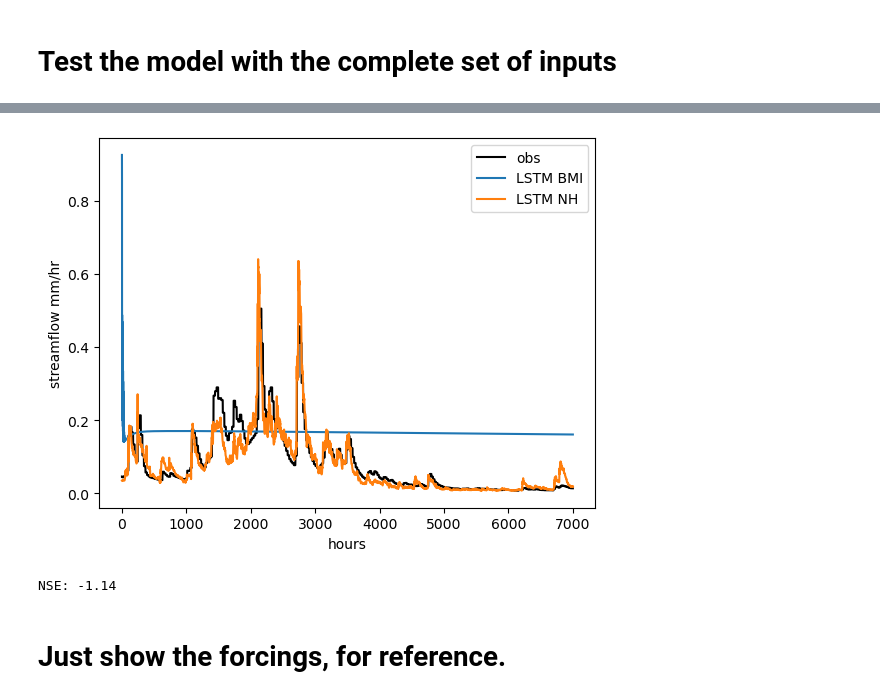
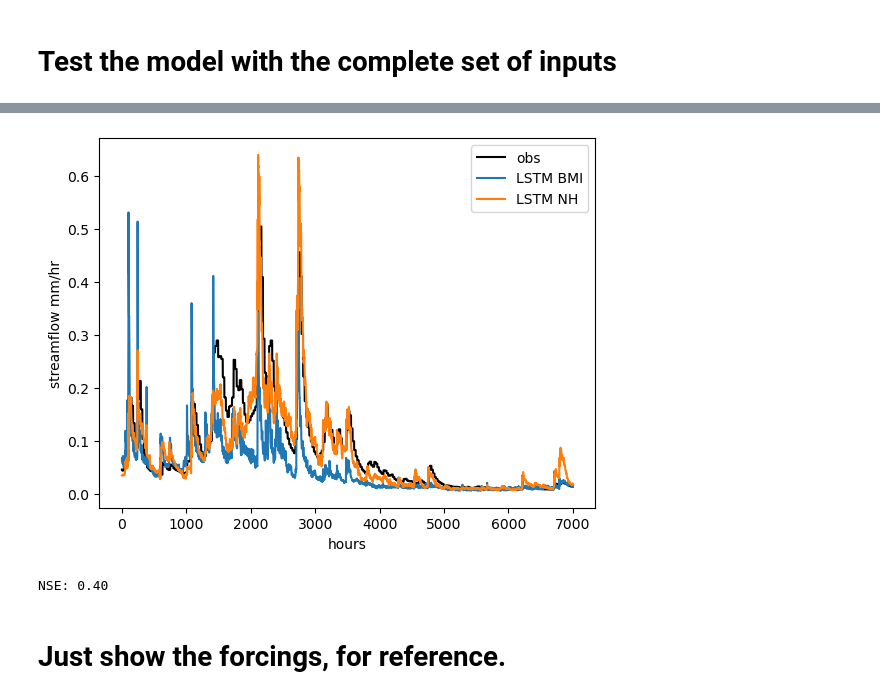
Before and after one commit to peckhams/lstm_py, a Jupyter notebook: notebooks/run_lstm_bmi.ipynb, the cells around one changed output, grey strips where cells are left out. Saved outputs shown, nothing was run; the diff lists cells and outputs as text; code cells hidden in the pictures.

```diff
--- a/notebooks/run_lstm_bmi.ipynb
+++ b/notebooks/run_lstm_bmi.ipynb
@@ -151,7 +172,6 @@ nh_hourly_all_attributes_forcings_01022500 = \
 # Create an instance of the LSTM model with BMI
 model_all = bmi_lstm.bmi_LSTM()
 
-
 # Initialize the model with a configuration file
 ## model_all.initialize(bmi_cfg_file=Path('../bmi_config_files/01022500_hourly_all_attributes_forcings.yml'))
 model_all.initialize(bmi_cfg_file=Path('./bmi_config_files/01022500_hourly_all_attributes_forcings.yml'))
@@ -161,49 +181,61 @@ model_all.initialize(bmi_cfg_file=Path('./bmi_config_files/01022500_hourly_all_a
 ibasin = sample_basins[model_all.cfg_bmi['basin_id']]
 # Note that this model can run on any basin, but this example include observations from specific basins
 
+# Get sample data time series for precip and temp
+precip_data = sample_data['total_precipitation'][ibasin].data
+temp_data   = sample_data['temperature'][ibasin].data
+lwrad_data  = sample_data['longwave_radiation'][ibasin].data
+swrad_data  = sample_data['shortwave_radiation'][ibasin].data
+sh_data     = sample_data['specific_humidity'][ibasin].data
+p0_data     = sample_data['pressure'][ibasin].data
+uwind_data  = sample_data['wind_u'][ibasin].data
+vwind_data  = sample_data['wind_v'][ibasin].data
+n_precip    = precip_data.size
+
+print('Partial forcing data info:')
+print('  n_precip =', n_precip)
+print('  n_temp   =', temp_data.size)
+print('  precip_data.dtype =', precip_data.dtype)
+print('  temp_data.dtype   =', temp_data.dtype)
+print('  precip:  min, max =', precip_data.min(), ',', precip_data.max() )
+print('  temp:    min, max =', temp_data.min(), ',', temp_data.max() )
+print()
+
+# Store output values in a list, so we can plot it afterwards
+# runoff_output_list_limited = []
+
+# Store output values in an array, so we can plot it afterwards (faster)
+runoff_output_all = np.zeros( n_precip )
+
 # Run the model with sample data
 
-# Store the output in a list, so we can plot it afterwards
-# runoff_output_list_all = []
-
-# Store the output in an array, so we can plot it afterwards
-n_vals = len( sample_data['total_precipitation'][ibasin].data )
-print('### Number of forcing vals =', n_vals )
-runoff_output_all = np.zeros( n_vals )
 k = 0
-
-# Loop through the sample data
-for precip, temp, lw, sw, shum, pres, w_u, w_v in zip(list(sample_data['total_precipitation'][ibasin].data),
-                        list(sample_data['temperature'][ibasin].data),
-                        list(sample_data['longwave_radiation'][ibasin].data),
-                        list(sample_data['shortwave_radiation'][ibasin].data),
-                        list(sample_data['specific_humidity'][ibasin].data),
-                        list(sample_data['pressure'][ibasin].data),
-                        list(sample_data['wind_u'][ibasin].data),
-                        list(sample_data['wind_v'][ibasin].data)):
+VERBOSE = False
+print('Working, please wait...')
+for k in range( n_precip ):
+    if (VERBOSE):
+        print('k, precip, temp =', k, ',', precip_data[k], ',', temp_data[k])
 
     # Set the model forcings to those in the sample data
-    model_all.set_value('atmosphere_water__time_integral_of_precipitation_mass_flux',np.atleast_1d(precip))
-    model_all.set_value('land_surface_air__temperature',np.atleast_1d(temp))
-    model_all.set_value('land_surface_radiation~incoming~longwave__energy_flux',np.atleast_1d(lw))
-    model_all.set_value('land_surface_radiation~incoming~shortwave__energy_flux',np.atleast_1d(sw))
-    model_all.set_value('atmosphere_air_water~vapor__relative_saturation',np.atleast_1d(shum))
-    model_all.set_value('land_surface_air__pressure',np.atleast_1d(pres))
-    model_all.set_value('land_surface_wind__x_component_of_velocity',np.atleast_1d(w_u))
-    model_all.set_value('land_surface_wind__y_component_of_velocity',np.atleast_1d(w_v))
+    model_all.set_value('atmosphere_water__liquid_equivalent_precipitation_rate', precip_data[k] )
+    model_all.set_value('land_surface_air__temperature',temp_data[k] )
+    model_all.set_value('land_surface_radiation~incoming~longwave__energy_flux', lwrad_data[k] )
+    model_all.set_value('land_surface_radiation~incoming~shortwave__energy_flux', swrad_data[k] )
+    model_all.set_value('atmosphere_air_water~vapor__relative_saturation', sh_data[k] )
+    model_all.set_value('land_surface_air__pressure', p0_data[k] )
+    model_all.set_value('land_surface_wind__x_component_of_velocity', uwind_data[k] )
+    model_all.set_value('land_surface_wind__y_component_of_velocity', vwind_data[k] )
 
     # Updating the model calculates the runoff from the inputs and the model state at this time step
     model_all.update()
 
     # Add the output to a list so we can plot
-    #dest_array = np.zeros(1)
     model_all.get_value('land_surface_water__runoff_depth', dest_array)
     runoff_all = dest_array[0]
     runoff_all *= 1000   # (correct factor is 1000)
     # print('val =', runoff_all)
     #------------------------------------------------
     runoff_output_all[ k ] = runoff_all
-    k += 1
     # runoff_output_list_all.append( runoff_all )
 
 # Plot a portion of the output.
@@ -233,5 +282,5 @@ print("NSE: {:.2f}".format(1 - numerator / denominator))
-[figure, old version]
+[figure, new version]
-NSE: -1.14
+NSE: 0.40
 # %% [markdown]
 # Just show the forcings, for reference.
 # %%
```
Also changed, not shown: parts of 3 cells of this notebook.
